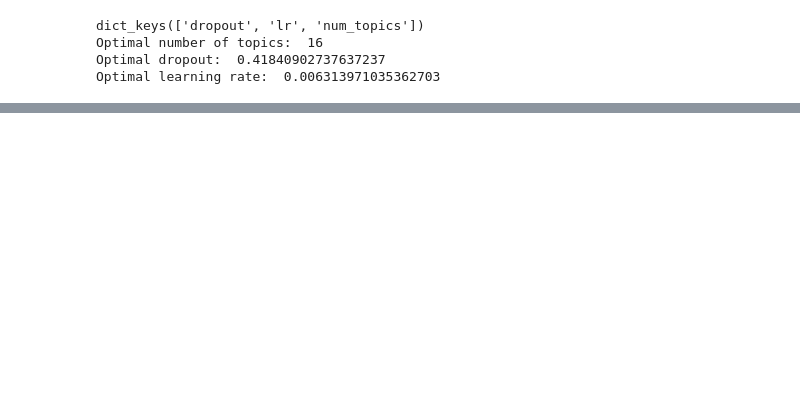
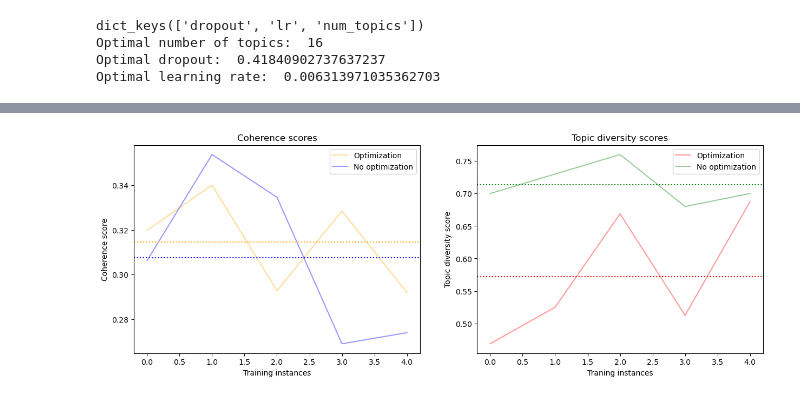
Before and after one commit to 15Max/LatentDirichletAllocation, a Jupyter notebook: notebooks/prod.ipynb, the cells around one changed output, grey strips where cells are left out. Cells and saved outputs as stored; diff of their text form; code cells hidden in the pictures; blank space fills up the shorter version.

Commit message:
added a word to stopwords, fixed prodLDA

```diff
--- a/notebooks/prod.ipynb
+++ b/notebooks/prod.ipynb
@@ -37,7 +38,6 @@ else:
     data_path = 'data/input'
     corpus_path = 'data/input/corpus.txt'
     label_path = 'data/input/labels.txt'
-    embs_path = 'data/input/embeddings.pkl'
     proc_path = 'data/processed/dataset'
     frac = 0.5
 # %%
@@ -51,8 +53,8 @@ Corpus has been saved to data/input_small\corpus.txt
 Labels have been saved to data/input_small\labels.txt
 # %%
 preprocessor = Preprocessing(lowercase=True,
-                             min_df = 20,
-                             max_df = 0.80,
+                             min_df = 10,
+                             max_df = 0.85,
                              remove_punctuation=True,
                              punctuation=string.punctuation,
                              remove_numbers=True,
@@ -243,3 +314,16 @@ dict_keys(['dropout', 'lr', 'num_topics'])
 Optimal number of topics:  16
 Optimal dropout:  0.41840902737637237
 Optimal learning rate:  0.006313971035362703
+# %%
+model = ProdLDA(num_topics=num_topics, dropout=dropout, lr=lr)
+# %%
+coherence_list, topic_diversity_list, iters = [], [], num_iters
+
+for i in range(iters):
+  output = model.train_model(dataset, top_words=20)
+  coherence_list.append(ch_score := ch.score(output))
+  topic_diversity_list.append(td_score := td.score(output))
+
+
+
+print("Mean coherence: ", np.mean(coherence_list), "\nMean topic diversity: ", np.mean(topic_diversity_list))
@@ -245,0 +348,30 @@ Optimal learning rate:  0.006313971035362703
+# %%
+
+# Plot of the coherences of the models (no opt vs opt) and the topic diversity of the models (no opt vs opt). Both plots also show the mean values and the variance!
+# Two plots side by side
+
+fig, axs = plt.subplots(1, 2, figsize=(15, 5))
+
+# Coherence scores plot
+axs[0].plot(coherence_list, label="Optimization", color = 'orange', alpha = 0.4)
+axs[0].plot(coherence_list_no_opt, label="No optimization", color = 'blue', alpha = 0.4)
+axs[0].axhline(y=np.mean(coherence_list), color='orange', linestyle=':')
+axs[0].axhline(y=np.mean(coherence_list_no_opt), color='blue', linestyle=':')
+axs[0].set_title("Coherence scores")
+axs[0].set_xlabel("Training instances")
+axs[0].set_ylabel("Coherence score")
+axs[0].legend()
+
+# Topic diversity scores plot
+axs[1].plot(topic_diversity_list, label="Optimization", color = 'r', alpha = 0.4)
+axs[1].plot(topic_diversity_list_no_opt, label="No optimization", color = 'g', alpha = 0.4)
+axs[1].axhline(y=np.mean(topic_diversity_list), color='r', linestyle=':')
+axs[1].axhline(y=np.mean(topic_diversity_list_no_opt), color='g', linestyle=':')
+axs[1].set_title("Topic diversity scores")
+axs[1].set_xlabel("Traning instances")
+axs[1].set_ylabel("Topic diversity score")
+axs[1].legend()
+
+plt.show()
+# %% [output]
+[figure, added]
```
Also changed, not shown: parts of 18 cells of this notebook, 2 other files.
